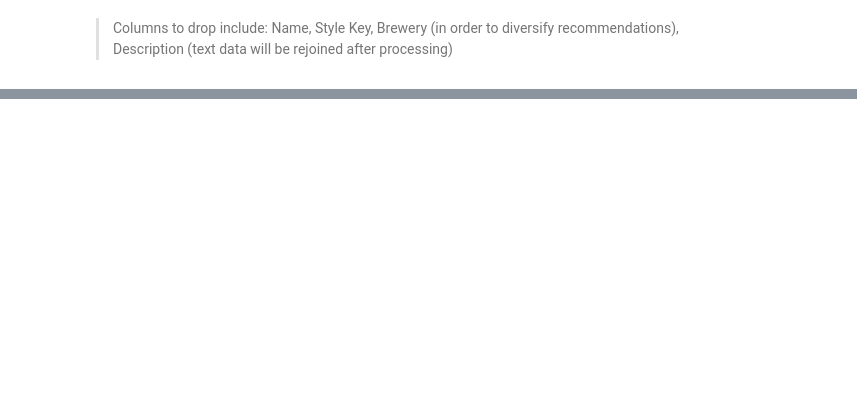
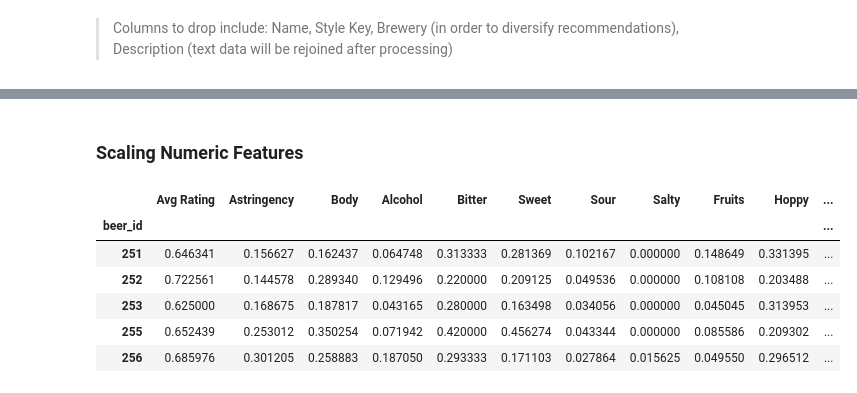
Before and after one commit to ashlidougherty/Beer-Recommender, a Jupyter notebook: ContentBasedRecs.ipynb, the cells around one changed output, grey strips where cells are left out. Saved outputs shown, nothing was run; the diff lists cells and outputs as text; code cells hidden in the pictures; blank space fills up the shorter version.

```diff
--- a/ContentBasedRecs.ipynb
+++ b/ContentBasedRecs.ipynb
@@ -222,2 +229,2 @@ df.Brewery.nunique()
 # %%
-df.drop(columns=['Name', 'Style Key', 'Brewery', 'Description'], inplace=True)
+prepross.drop(columns=['Name', 'Style Key', 'Brewery', 'Description'], inplace=True)
@@ -268,0 +283,26 @@ CT = ColumnTransformer(transformers=[
+# %% [markdown]
+### Scaling Numeric Features
+# %%
+# need to min max scale other columns
+def numeric_process(df):
+    '''
+    Function selects and scales only numeric features.
+    Returns a dataframe.
+    '''
+    num = df.select_dtypes(include=['int', 'float'])
+    minmax = MinMaxScaler()
+    scaled = minmax.fit_transform(num)
+    scaled_model = pd.DataFrame(scaled, index = num.index, columns=num.columns)
+    return scaled_model
+# %%
+numeric = numeric_process(prepross)
+# %%
+numeric.head()
+# %% [output]
+|  | Avg Rating | Astringency | Body | Alcohol | Bitter | Sweet | Sour | Salty | Fruits | Hoppy | ... |
+| beer_id |  |  |  |  |  |  |  |  |  |  | ... |
+| 251 | 0.646341 | 0.156627 | 0.162437 | 0.064748 | 0.313333 | 0.281369 | 0.102167 | 0.000000 | 0.148649 | 0.331395 | ... |
+| 252 | 0.722561 | 0.144578 | 0.289340 | 0.129496 | 0.220000 | 0.209125 | 0.049536 | 0.000000 | 0.108108 | 0.203488 | ... |
+| 253 | 0.625000 | 0.168675 | 0.187817 | 0.043165 | 0.280000 | 0.163498 | 0.034056 | 0.000000 | 0.045045 | 0.313953 | ... |
+| 255 | 0.652439 | 0.253012 | 0.350254 | 0.071942 | 0.420000 | 0.456274 | 0.043344 | 0.000000 | 0.085586 | 0.209302 | ... |
+| 256 | 0.685976 | 0.301205 | 0.258883 | 0.187050 | 0.293333 | 0.171103 | 0.027864 | 0.015625 | 0.049550 | 0.296512 | ... |
```
Also changed, not shown: parts of 29 cells of this notebook.
